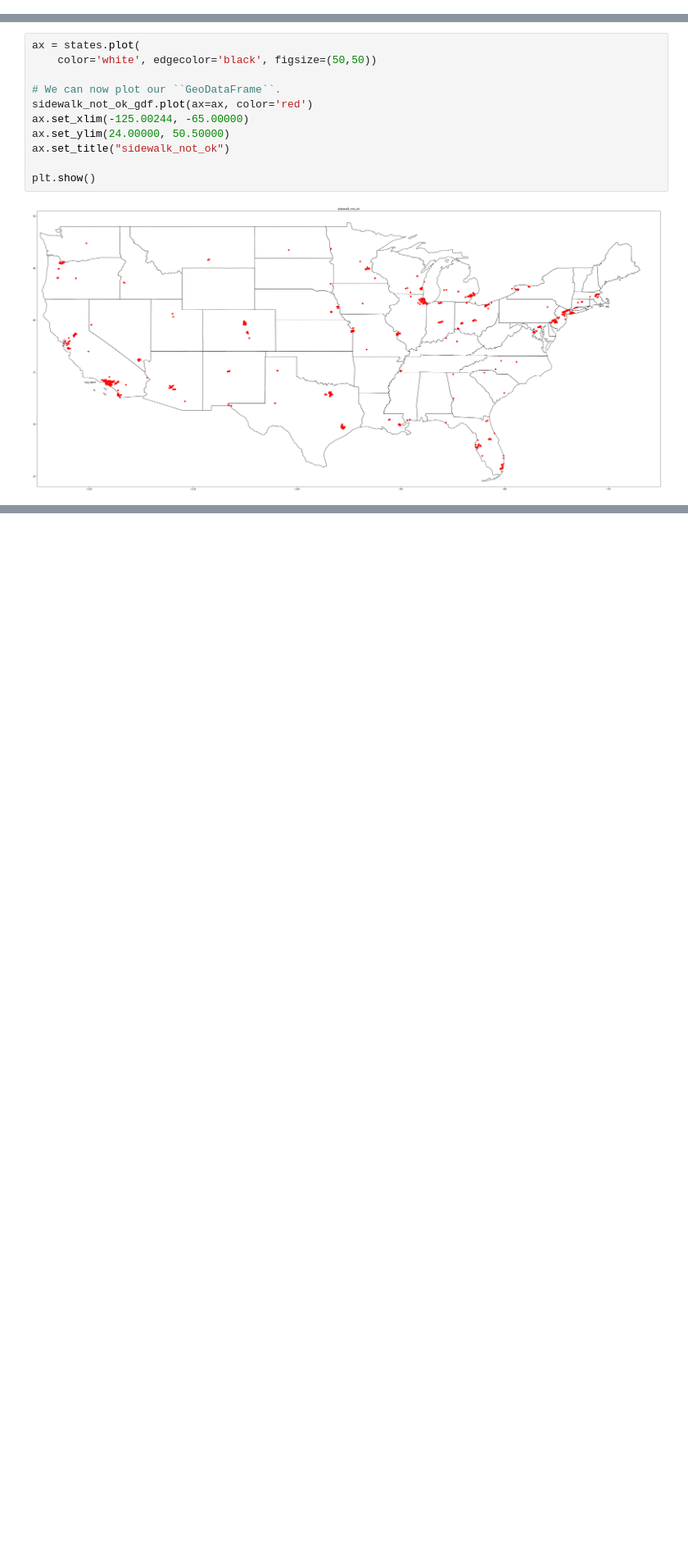
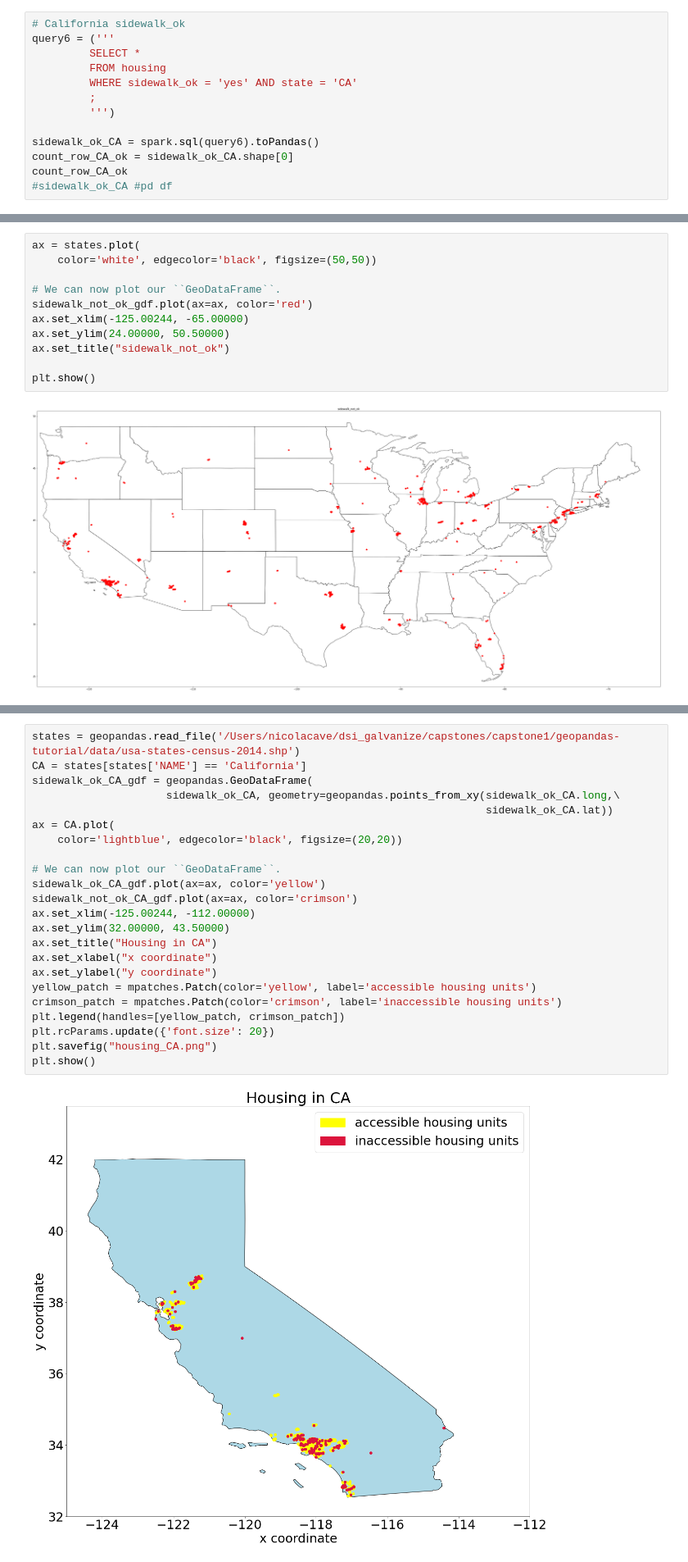
Before and after one commit to nicolacave/capstone_1, a Jupyter notebook: spark_book.ipynb, the cells around one changed output, grey strips where cells are left out. Shown at 82% size. Cells and saved outputs as stored; diff of their text form; blank space fills up the shorter version.

```diff
--- a/spark_book.ipynb
+++ b/spark_book.ipynb
@@ -89,0 +173,13 @@ sidewalk_not_ok #pd df
+# %%
+# California sidewalk_ok
+query6 = ('''
+         SELECT *
+         FROM housing
+         WHERE sidewalk_ok = 'yes' AND state = 'CA'
+         ;
+         ''')
+
+sidewalk_ok_CA = spark.sql(query6).toPandas()
+count_row_CA_ok = sidewalk_ok_CA.shape[0]
+count_row_CA_ok
+#sidewalk_ok_CA #pd df
@@ -183,0 +353,25 @@ ax.bar(sidewalk_not_ok['sidewalk_ok:confidence'], height=1, width=0.3)
+# %%
+states = geopandas.read_file('/Users/nicolacave/dsi_galvanize/capstones/capstone1/geopandas-tutorial/data/usa-states-census-2014.shp')
+CA = states[states['NAME'] == 'California']
+sidewalk_ok_CA_gdf = geopandas.GeoDataFrame(
+                     sidewalk_ok_CA, geometry=geopandas.points_from_xy(sidewalk_ok_CA.long,\
+                                                                       sidewalk_ok_CA.lat))
+ax = CA.plot(
+    color='lightblue', edgecolor='black', figsize=(20,20))
+
+# We can now plot our ``GeoDataFrame``.
+sidewalk_ok_CA_gdf.plot(ax=ax, color='yellow')
+sidewalk_not_ok_CA_gdf.plot(ax=ax, color='crimson')
+ax.set_xlim(-125.00244, -112.00000)
+ax.set_ylim(32.00000, 43.50000)
+ax.set_title("Housing in CA")
+ax.set_xlabel("x coordinate")
+ax.set_ylabel("y coordinate")
+yellow_patch = mpatches.Patch(color='yellow', label='accessible housing units')
+crimson_patch = mpatches.Patch(color='crimson', label='inaccessible housing units')
+plt.legend(handles=[yellow_patch, crimson_patch])
+plt.rcParams.update({'font.size': 20})
+plt.savefig("housing_CA.png")
+plt.show()
+# %% [output]
+[figure, added]
```
Also changed, not shown: parts of 29 cells of this notebook, 7 other files.
